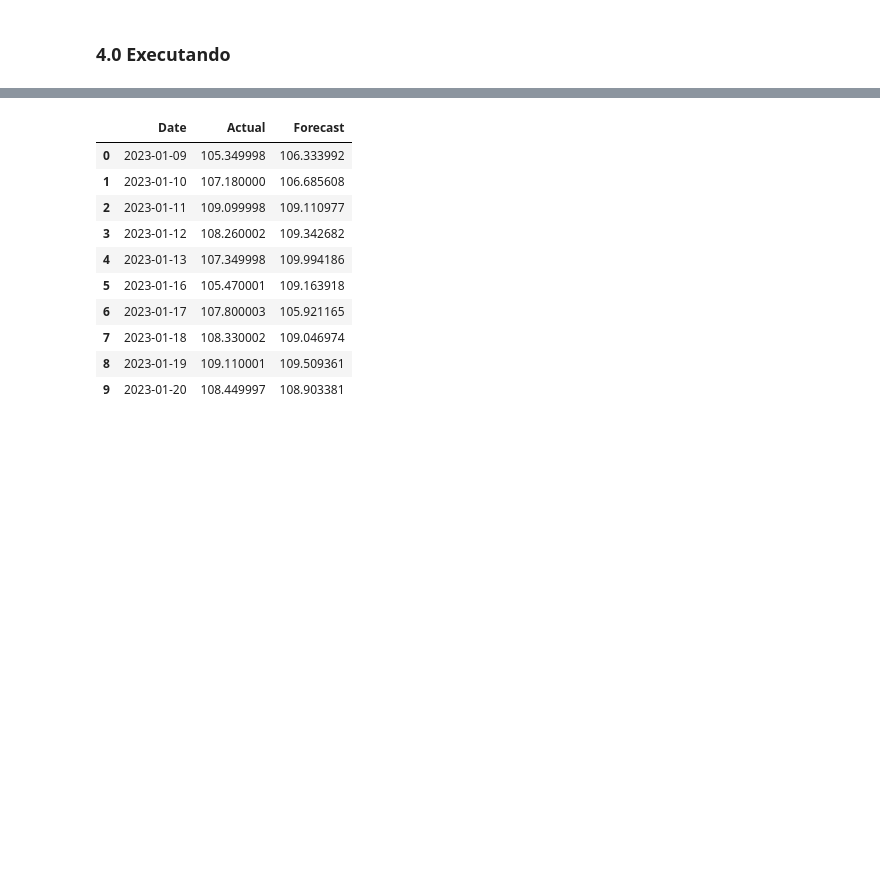
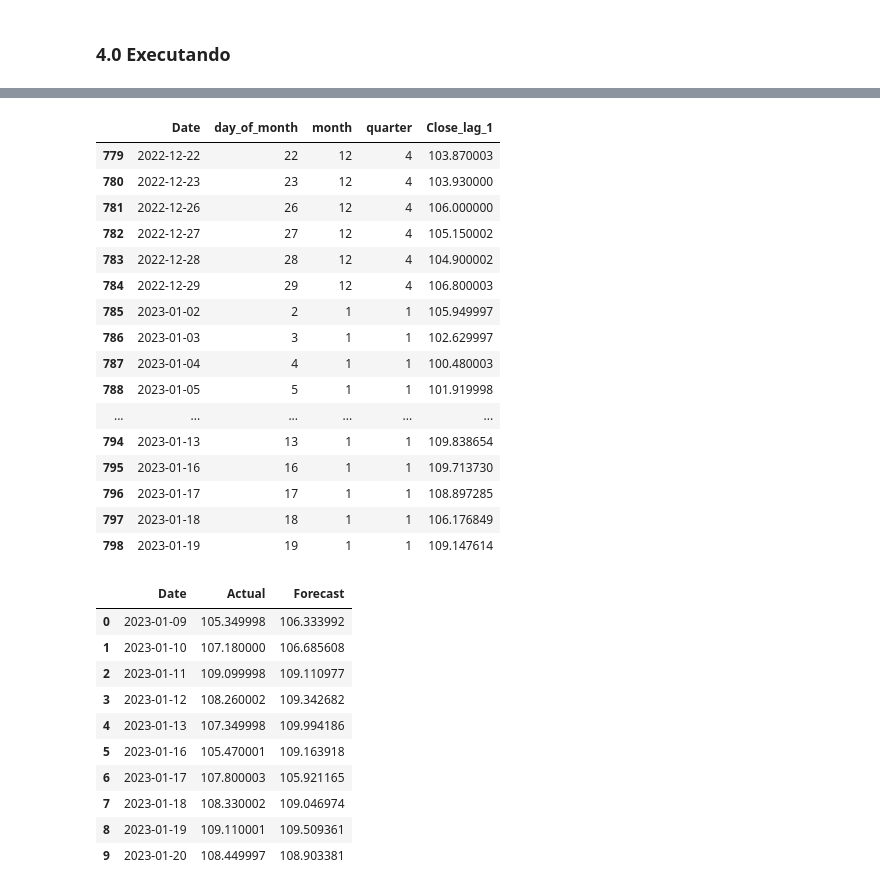
Before and after one commit to micheldearaujo/forecasting_stocks, a Jupyter notebook: notebooks/3.0-mal-exploring-xgboost.ipynb, the cells around one changed output, grey strips where cells are left out. Cells and saved outputs as stored; diff of their text form; code cells hidden in the pictures; blank space fills up the shorter version.

```diff
--- a/notebooks/3.0-mal-exploring-xgboost.ipynb
+++ b/notebooks/3.0-mal-exploring-xgboost.ipynb
@@ -329,3 +386,23 @@ predictions_df = make_out_of_sample_predictions(pd.concat([X_train, X_test], axi
+# %%
+X_train_new.tail(20)
+# %% [output]
+|  | Date | day_of_month | month | quarter | Close_lag_1 |
+| 779 | 2022-12-22 | 22 | 12 | 4 | 103.870003 |
+| 780 | 2022-12-23 | 23 | 12 | 4 | 103.930000 |
+| 781 | 2022-12-26 | 26 | 12 | 4 | 106.000000 |
+| 782 | 2022-12-27 | 27 | 12 | 4 | 105.150002 |
+| 783 | 2022-12-28 | 28 | 12 | 4 | 104.900002 |
+| 784 | 2022-12-29 | 29 | 12 | 4 | 106.800003 |
+| 785 | 2023-01-02 | 2 | 1 | 1 | 105.949997 |
+| 786 | 2023-01-03 | 3 | 1 | 1 | 102.629997 |
+| 787 | 2023-01-04 | 4 | 1 | 1 | 100.480003 |
+| 788 | 2023-01-05 | 5 | 1 | 1 | 101.919998 |
+| ... | ... | ... | ... | ... | ... |
+| 794 | 2023-01-13 | 13 | 1 | 1 | 109.838654 |
+| 795 | 2023-01-16 | 16 | 1 | 1 | 109.713730 |
+| 796 | 2023-01-17 | 17 | 1 | 1 | 108.897285 |
+| 797 | 2023-01-18 | 18 | 1 | 1 | 106.176849 |
+| 798 | 2023-01-19 | 19 | 1 | 1 | 109.147614 |
 # %%
 predictions_df
 # %% [output]
```
Also changed, not shown: parts of 5 cells of this notebook, 12 other files.
